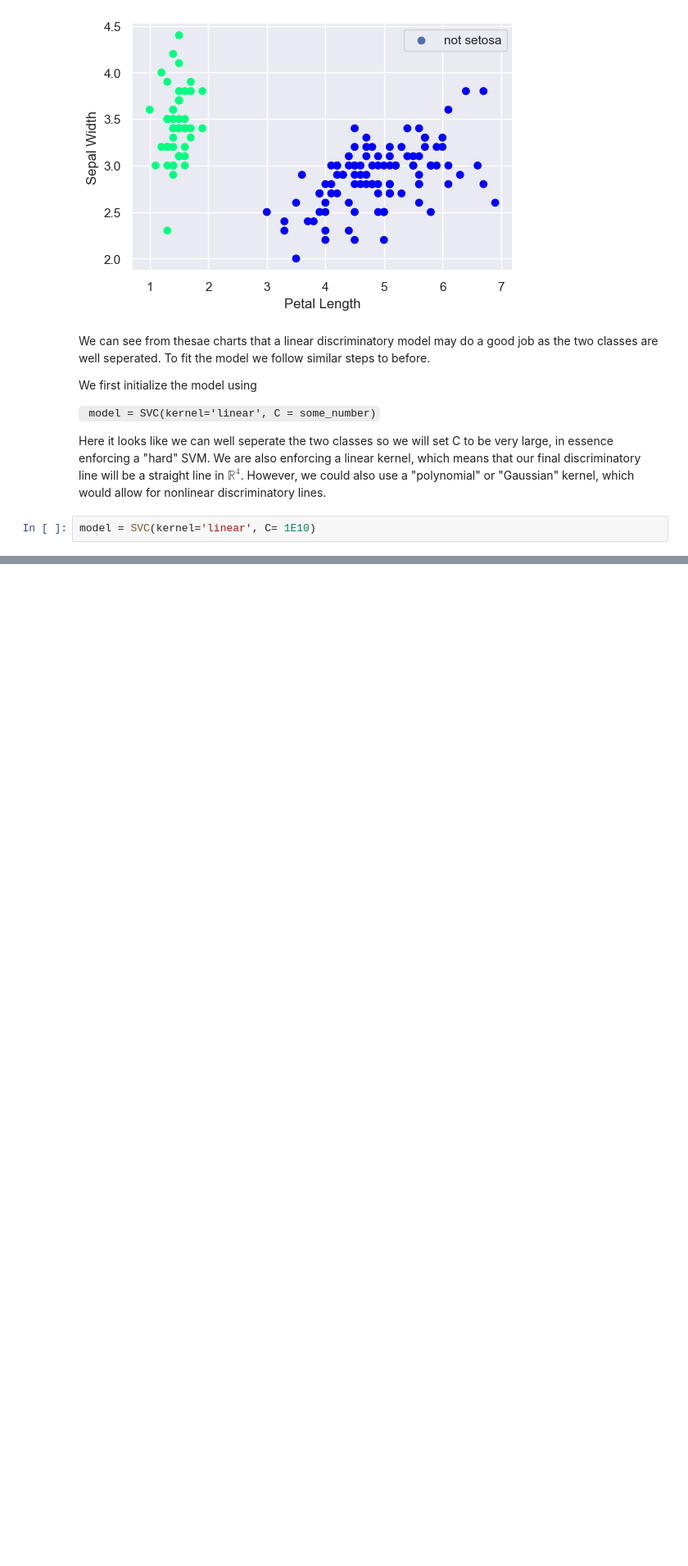
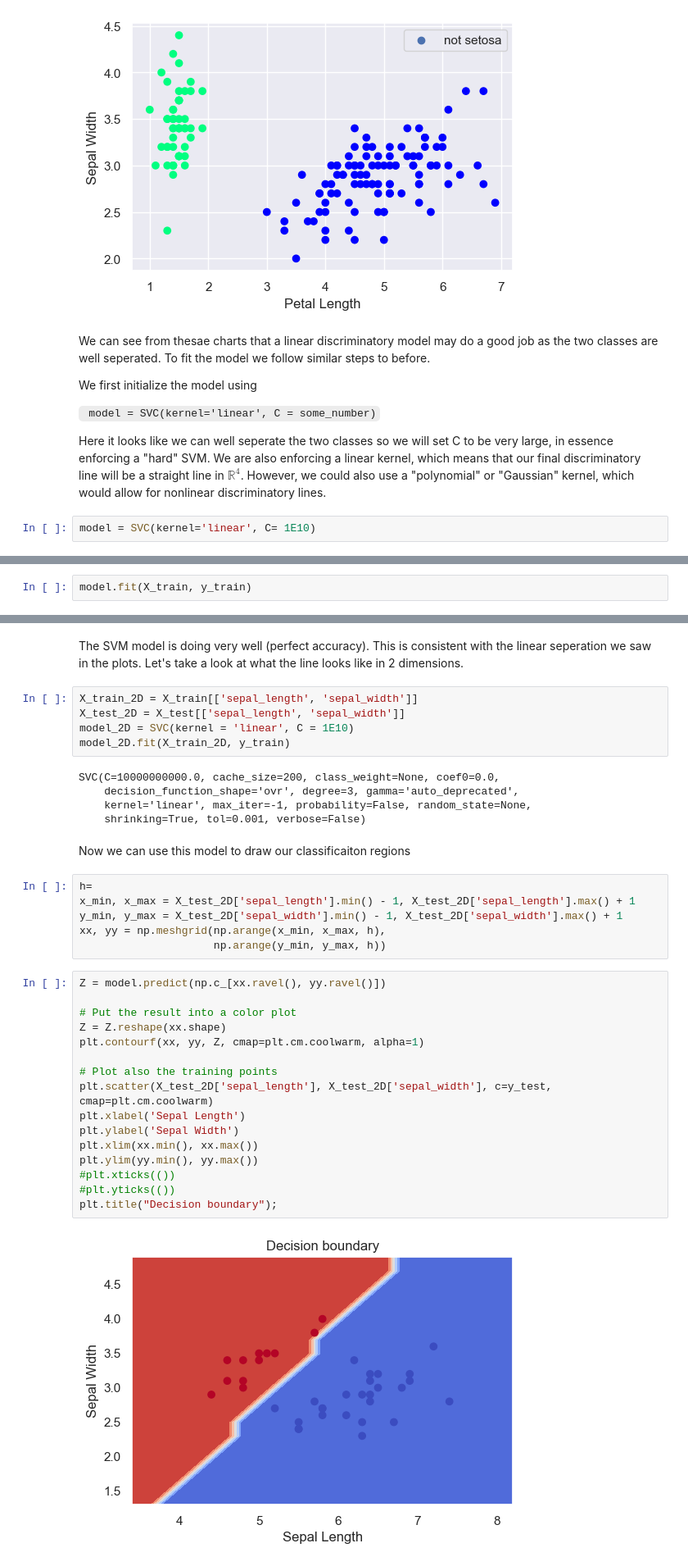
Before and after one commit to mnavjeev/ECON425-W21, a Jupyter notebook: Week 9/week9.ipynb, the cells around one changed output, grey strips where cells are left out. Shown at 82% size. Cells and saved outputs as stored; diff of their text form; blank space fills up the shorter version.

```diff
--- a/Week 9/week9.ipynb
+++ b/Week 9/week9.ipynb
@@ -159,0 +158,2 @@ from
+# %%
+model.fit(X_train, y_train)
@@ -159,0 +177,38 @@ from
+# %% [markdown]
+The SVM model is doing very well (perfect accuracy). This is consistent with the linear seperation we saw in the plots. Let's take a look at what the line looks like in 2 dimensions.
+# %%
+X_train_2D = X_train[['sepal_length', 'sepal_width']]
+X_test_2D = X_test[['sepal_length', 'sepal_width']]
+model_2D = SVC(kernel = 'linear', C = 1E10)
+model_2D.fit(X_train_2D, y_train)
+# %% [output]
+SVC(C=10000000000.0, cache_size=200, class_weight=None, coef0=0.0,
+    decision_function_shape='ovr', degree=3, gamma='auto_deprecated',
+    kernel='linear', max_iter=-1, probability=False, random_state=None,
+    shrinking=True, tol=0.001, verbose=False)
+# %% [markdown]
+Now we can use this model to draw our classificaiton regions
+# %%
+h=
+x_min, x_max = X_test_2D['sepal_length'].min() - 1, X_test_2D['sepal_length'].max() + 1
+y_min, y_max = X_test_2D['sepal_width'].min() - 1, X_test_2D['sepal_width'].max() + 1
+xx, yy = np.meshgrid(np.arange(x_min, x_max, h),
+                     np.arange(y_min, y_max, h))
+# %%
+Z = model.predict(np.c_[xx.ravel(), yy.ravel()])
+
+# Put the result into a color plot
+Z = Z.reshape(xx.shape)
+plt.contourf(xx, yy, Z, cmap=plt.cm.coolwarm, alpha=1)
+
+# Plot also the training points
+plt.scatter(X_test_2D['sepal_length'], X_test_2D['sepal_width'], c=y_test, cmap=plt.cm.coolwarm)
+plt.xlabel('Sepal Length')
+plt.ylabel('Sepal Width')
+plt.xlim(xx.min(), xx.max())
+plt.ylim(yy.min(), yy.max())
+#plt.xticks(())
+#plt.yticks(())
+plt.title("Decision boundary");
+# %% [output]
+[figure, added]
```
Also changed, not shown: parts of 5 cells of this notebook.
